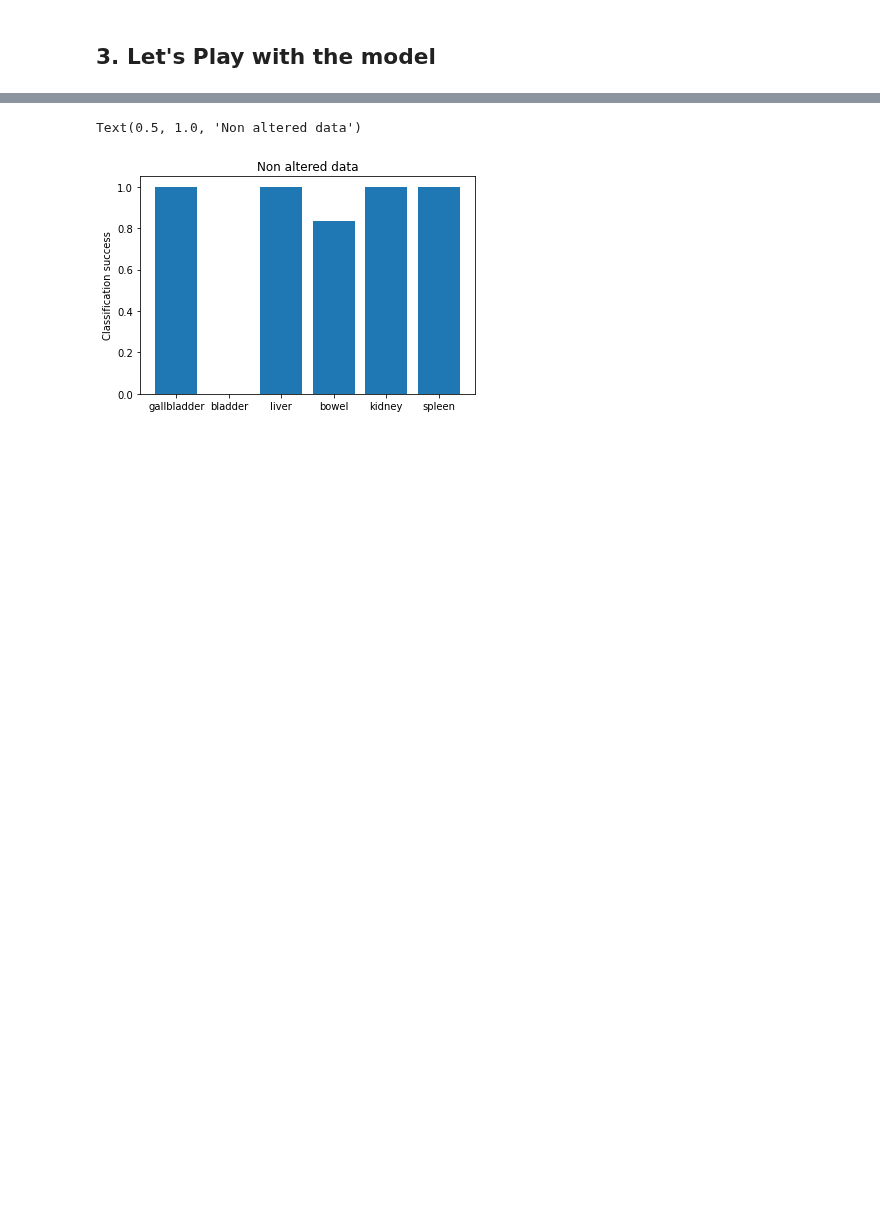
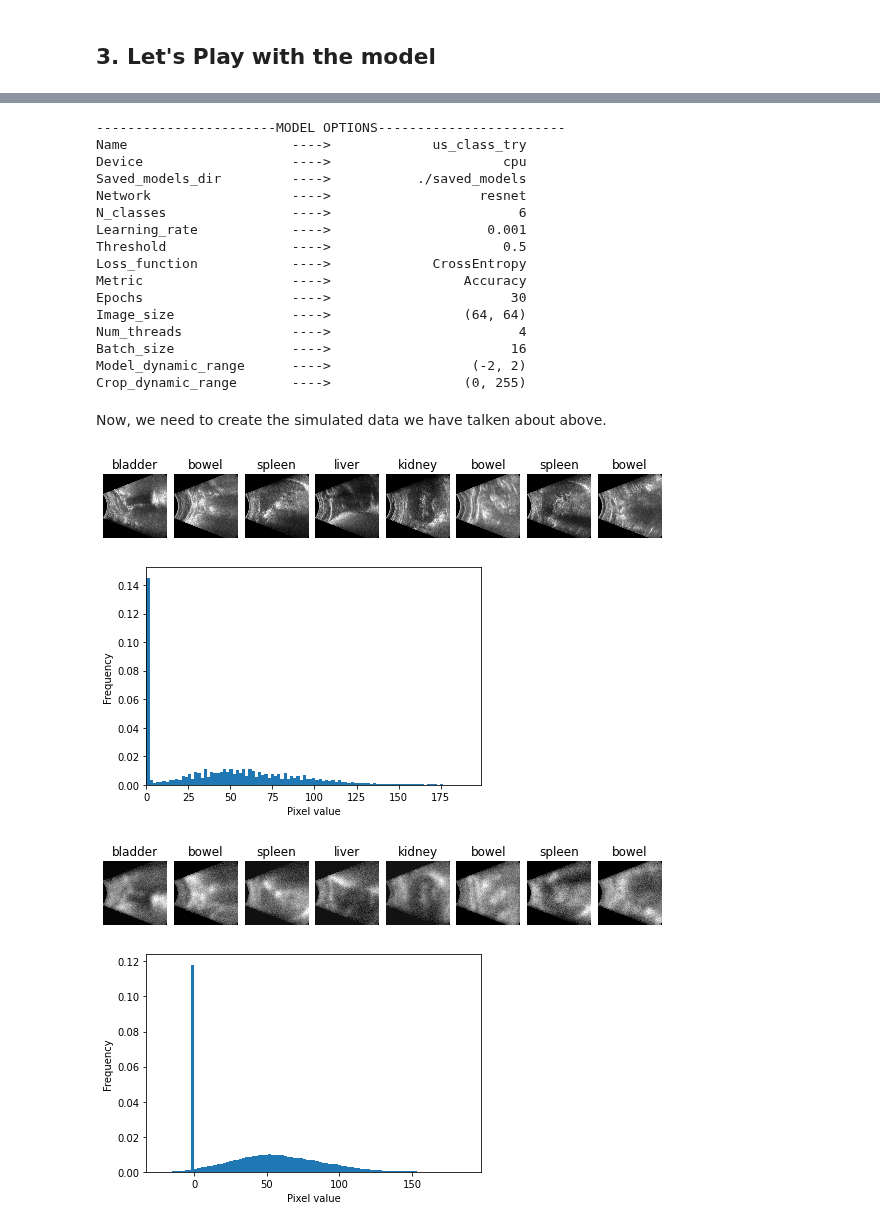
Before and after one commit to Juanki0396/TFG, a Jupyter notebook: IA_Ultrasounds.ipynb, the cells around one changed output, grey strips where cells are left out. Saved outputs shown, nothing was run; the diff lists cells and outputs as text; code cells hidden in the pictures; blank space fills up the shorter version.

```diff
--- a/IA_Ultrasounds.ipynb
+++ b/IA_Ultrasounds.ipynb
@@ -127,21 +108,66 @@ Crop_dynamic_range       ---->                 (0, 255)
 # %%
+from typing import List
 
+model_path = "saved_models/us_class_try"
+parser, model = ImageClassifier.load_pretrained_model(model_path)
+transforms = Compose([
+    Resize(parser.image_size),
+    DynamicRangeScaling(parser.model_dynamic_range, parser.crop_dynamic_range)
+])
 
-classification_stats = defaultdict(list)
-for data in validation_data:
-    us = transforms(data.torch_tensor)
-    predict = model.inference(us.unsqueeze(0).float())
-    success = inverse_labels[predict]==data.label
-    classification_stats[data.label].append(int(success))
-    if not success:
-        #fig = data.plot(f"Real:{data.label} -> Predict:{inverse_labels[predict]}", figsize=(3,3))
-        pass
+def get_validation_stats(validation_data: List[Ultrasound], title:str) -> None:
 
-classification_stats = {k: np.mean(v) for k,v in classification_stats.items()}
-fig, ax = plt.subplots(1,1)
-ax.bar(classification_stats.keys(), classification_stats.values())
-ax.set_ylabel("Classification success")
-ax.set_title("Non altered data")
+    classification_stats = defaultdict(list)
+    for data in validation_data:
+        us = transforms(data.torch_tensor)
+        predict = model.inference(us.unsqueeze(0).float())
+        success = inverse_labels[predict]==data.label
+        classification_stats[data.label].append(int(success))
+        if not success:
+            #fig = data.plot(f"Real:{data.label} -> Predict:{inverse_labels[predict]}", figsize=(3,3))
+            pass
+
+    classification_stats = {k: np.mean(v) for k,v in classification_stats.items()}
+    fig, ax = plt.subplots(1,1)
+    ax.bar(classification_stats.keys(), classification_stats.values())
+    ax.set_ylabel("Classification success")
+    ax.set_title(title)
 # %% [output]
-Text(0.5, 1.0, 'Non altered data')
+-----------------------MODEL OPTIONS------------------------
+Name                     ---->             us_class_try
+Device                   ---->                      cpu
+Saved_models_dir         ---->           ./saved_models
+Network                  ---->                   resnet
+N_classes                ---->                        6
+Learning_rate            ---->                    0.001
+Threshold                ---->                      0.5
+Loss_function            ---->             CrossEntropy
+Metric                   ---->                 Accuracy
+Epochs                   ---->                       30
+Image_size               ---->                 (64, 64)
+Num_threads              ---->                        4
+Batch_size               ---->                       16
+Model_dynamic_range      ---->                  (-2, 2)
+Crop_dynamic_range       ---->                 (0, 255)
-[figure, removed]
+# %% [markdown]
+Now, we need to create the simulated data we have talken about above.
+# %%
+domain_transform = Compose([
+    AxisTranspose([1]),
+    Blur(1.5),
+    RandomNoise(0,15)
+])
+
+data = load_us_data()
+adapted_data = [Ultrasound(domain_transform(us.torch_tensor), us.label, us.cone_array) for us in data]
+for us in adapted_data:
+    us.dark_cone()
+
+for dataset in [data, adapted_data]:
+    fig = Image.create_image_grid(dataset[::50])
+    hist = obtain_histogram(dataset, 40)
+# %% [output]
+[figure, added]
+[figure, added]
+[figure, added]
+[figure, added]
```
Also changed, not shown: parts of 11 cells of this notebook, 4 other files.
